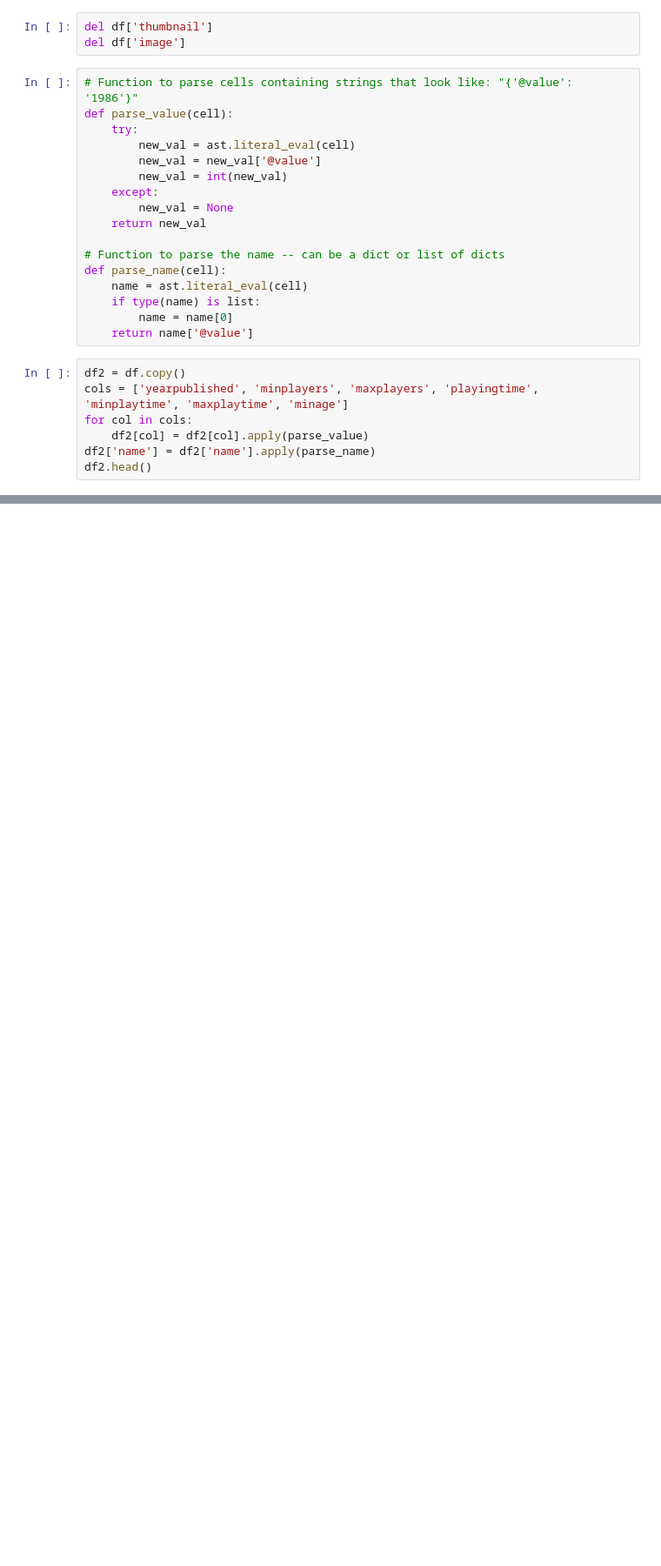
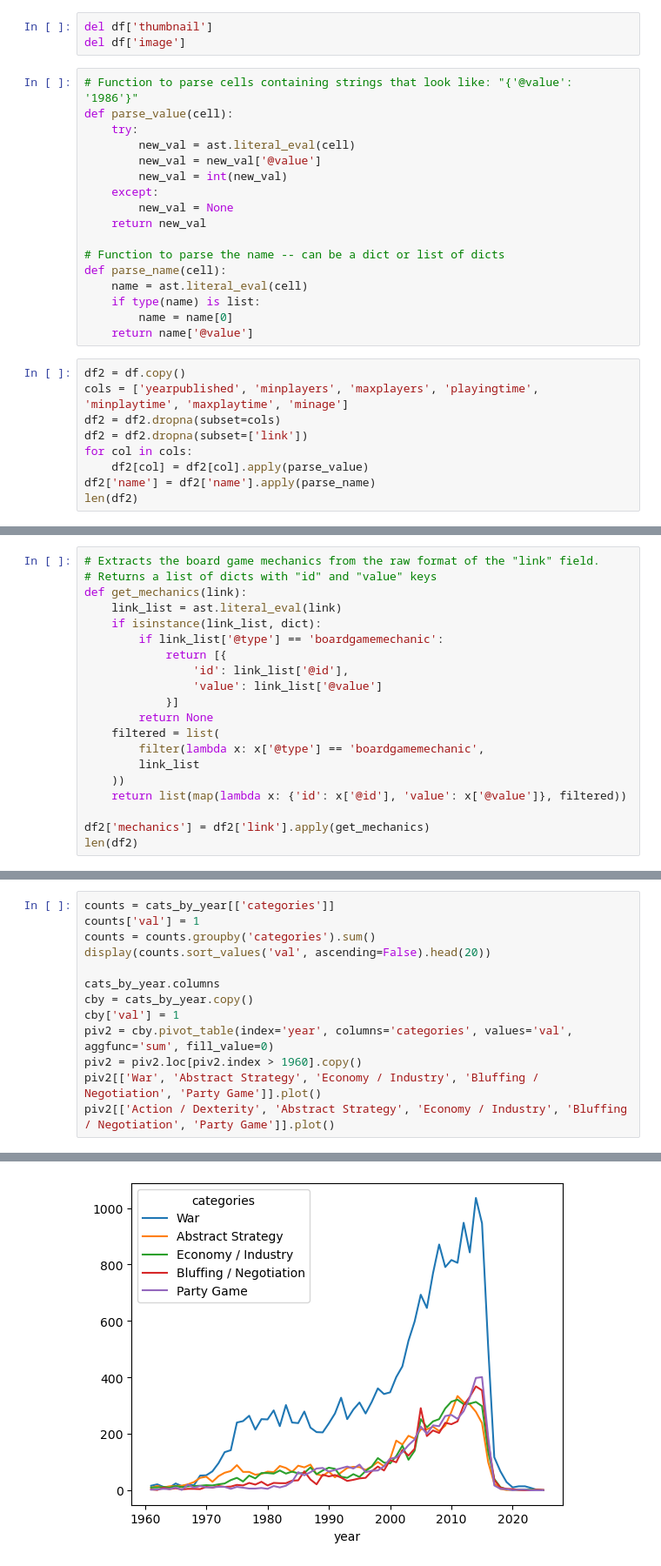
Before and after one commit to trapperkreeper/Project1, a Jupyter notebook: bgg_refine.ipynb, the cells around one changed output, grey strips where cells are left out. Shown at 87% size. Saved outputs shown, nothing was run; the diff lists cells and outputs as text; blank space fills up the shorter version.

```diff
--- a/bgg_refine.ipynb
+++ b/bgg_refine.ipynb
@@ -27,7 +55,9 @@ def parse_name(cell):
 # %%
 df2 = df.copy()
 cols = ['yearpublished', 'minplayers', 'maxplayers', 'playingtime', 'minplaytime', 'maxplaytime', 'minage']
+df2 = df2.dropna(subset=cols)
+df2 = df2.dropna(subset=['link'])
 for col in cols:
     df2[col] = df2[col].apply(parse_value)
 df2['name'] = df2['name'].apply(parse_name)
-df2.head()
+len(df2)
@@ -33,0 +98,20 @@ df2.head()
+# %%
+# Extracts the board game mechanics from the raw format of the "link" field.
+# Returns a list of dicts with "id" and "value" keys
+def get_mechanics(link):
+    link_list = ast.literal_eval(link)
+    if isinstance(link_list, dict):
+        if link_list['@type'] == 'boardgamemechanic':
+            return [{
+                'id': link_list['@id'],
+                'value': link_list['@value']
+            }]
+        return None
+    filtered = list(
+        filter(lambda x: x['@type'] == 'boardgamemechanic',
+        link_list
+    ))
+    return list(map(lambda x: {'id': x['@id'], 'value': x['@value']}, filtered))
+
+df2['mechanics'] = df2['link'].apply(get_mechanics)
+len(df2)
@@ -33,0 +166,14 @@ df2.head()
+# %%
+counts = cats_by_year[['categories']]
+counts['val'] = 1
+counts = counts.groupby('categories').sum()
+display(counts.sort_values('val', ascending=False).head(20))
+
+cats_by_year.columns
+cby = cats_by_year.copy()
+cby['val'] = 1
+piv2 = cby.pivot_table(index='year', columns='categories', values='val', aggfunc='sum', fill_value=0)
+piv2 = piv2.loc[piv2.index > 1960].copy()
+piv2[['War', 'Abstract Strategy', 'Economy / Industry', 'Bluffing / Negotiation', 'Party Game']].plot()
+piv2[['Action / Dexterity', 'Abstract Strategy', 'Economy / Industry', 'Bluffing / Negotiation', 'Party Game']].plot()
+# %% [output]
@@ -33,0 +199 @@ df2.head()
+[figure, added]
```
Also changed, not shown: parts of 7 cells of this notebook.
